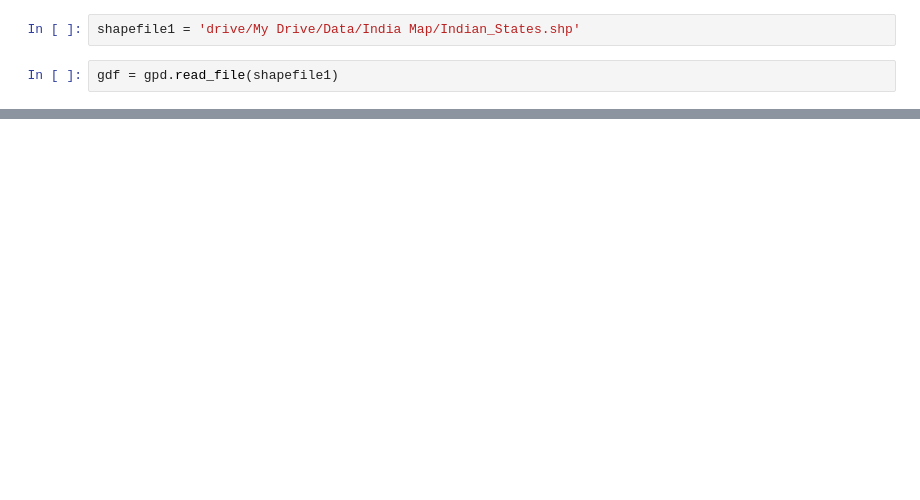
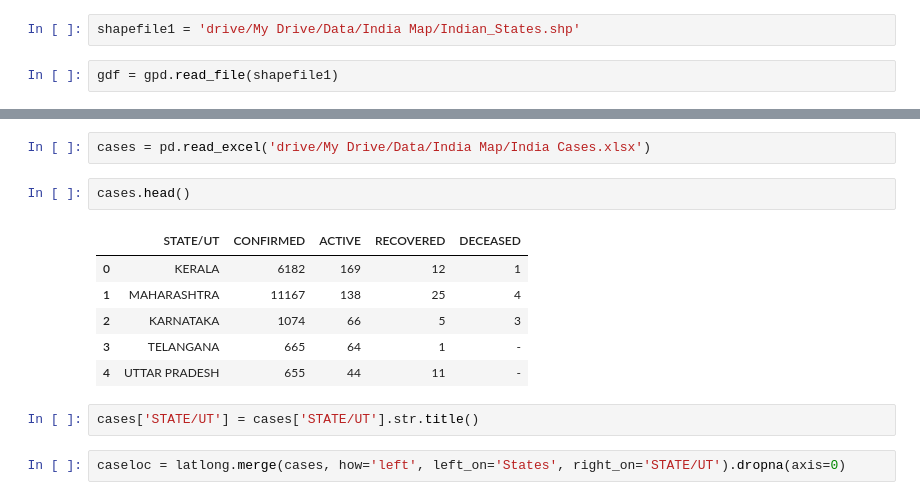
Before and after one commit to rajivsresearch/Corona, a Jupyter notebook: India_Corona_Visualization.ipynb, the cells around one changed output, grey strips where cells are left out. Cells and saved outputs as stored; diff of their text form; blank space fills up the shorter version.

```diff
--- a/India_Corona_Visualization.ipynb
+++ b/India_Corona_Visualization.ipynb
@@ -43,0 +54,15 @@ Text(81, 15, 'Andhra Pradesh')
+# %%
+cases = pd.read_excel('drive/My Drive/Data/India Map/India Cases.xlsx')
+# %%
+cases.head()
+# %% [output]
+|  | STATE/UT | CONFIRMED | ACTIVE | RECOVERED | DECEASED |
+| 0 | KERALA | 6182 | 169 | 12 | 1 |
+| 1 | MAHARASHTRA | 11167 | 138 | 25 | 4 |
+| 2 | KARNATAKA | 1074 | 66 | 5 | 3 |
+| 3 | TELANGANA | 665 | 64 | 1 | - |
+| 4 | UTTAR PRADESH | 655 | 44 | 11 | - |
+# %%
+cases['STATE/UT'] = cases['STATE/UT'].str.title()
+# %%
+caseloc = latlong.merge(cases, how='left', left_on='States', right_on='STATE/UT').dropna(axis=0)
```
Also changed, not shown: parts of 9 cells of this notebook.
